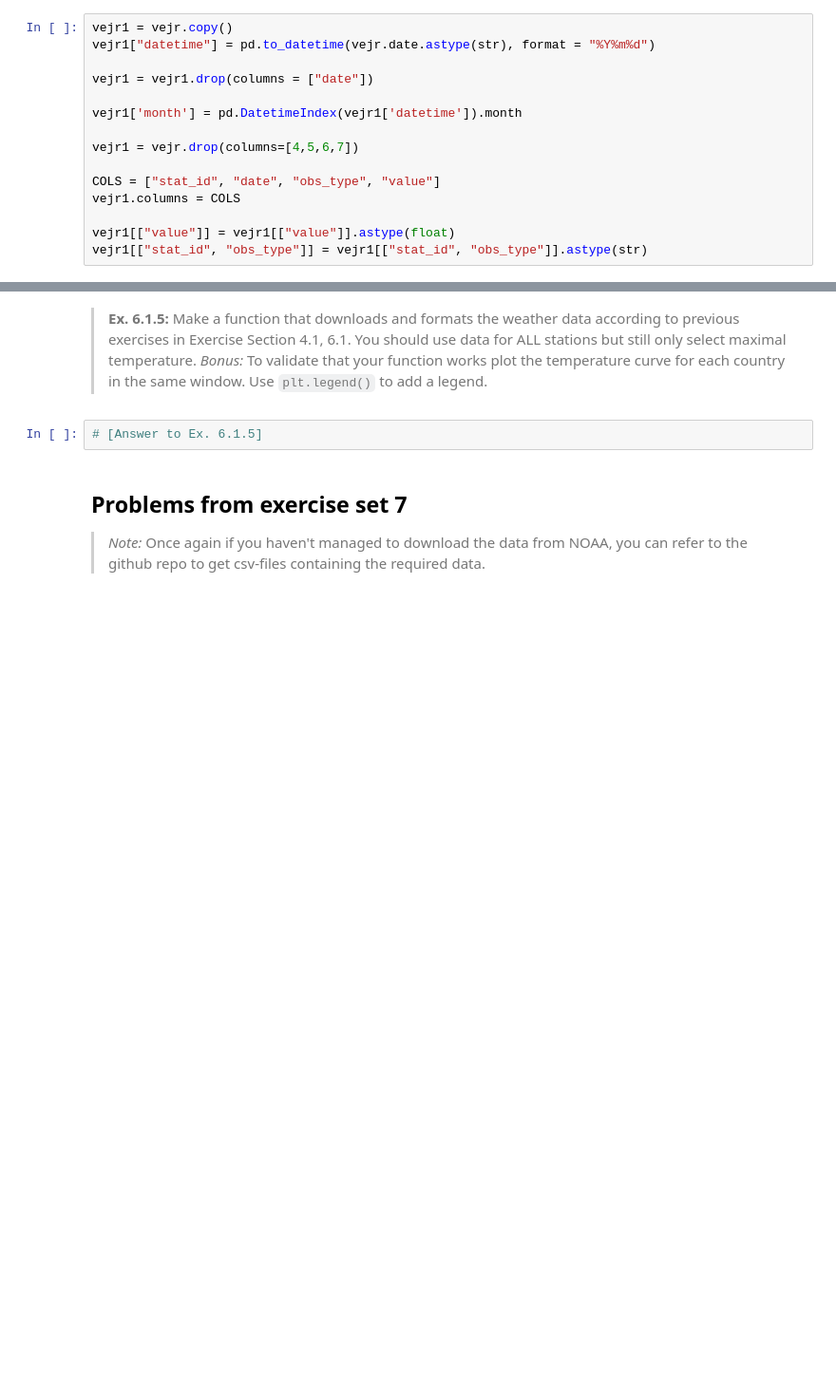
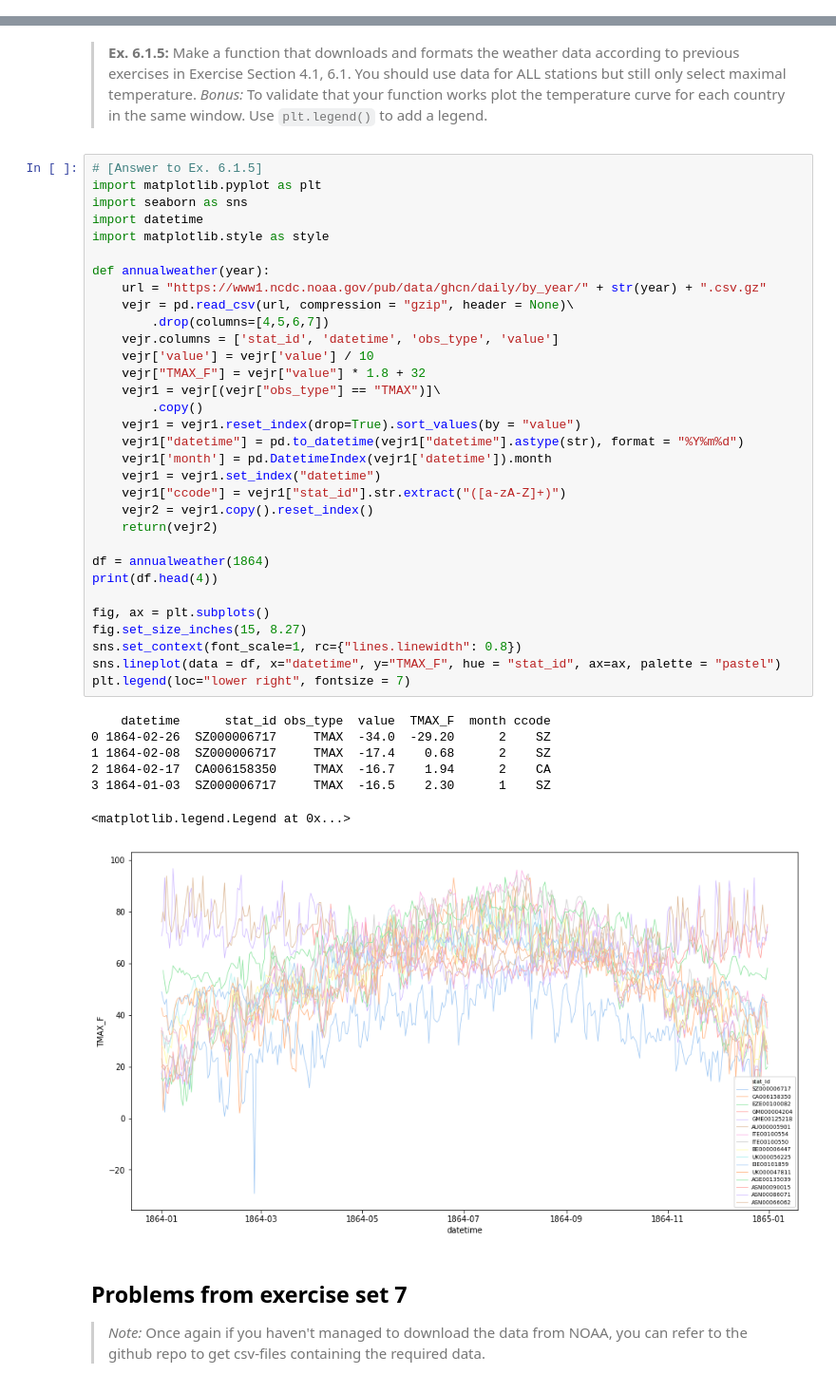
Before and after one commit to karlbindslev/sds_group29, a Jupyter notebook: material/assignments/assignment_1.ipynb, the cells around one changed output, grey strips where cells are left out. Shown at 95% size. Cells and saved outputs as stored; diff of their text form; blank space fills up the shorter version.

```diff
--- a/material/assignments/assignment_1.ipynb
+++ b/material/assignments/assignment_1.ipynb
@@ -276,15 +303,0 @@ SyntaxError: invalid syntax (<ipython-input-9-5feb33bd0012>, line 5)
-# %%
-vejr1 = vejr.copy()
-vejr1["datetime"] = pd.to_datetime(vejr.date.astype(str), format = "%Y%m%d")
-
-vejr1 = vejr1.drop(columns = ["date"])
-
-vejr1['month'] = pd.DatetimeIndex(vejr1['datetime']).month
-
-vejr1 = vejr.drop(columns=[4,5,6,7])
-
-COLS = ["stat_id", "date", "obs_type", "value"]
-vejr1.columns = COLS
-
-vejr1[["value"]] = vejr1[["value"]].astype(float)
-vejr1[["stat_id", "obs_type"]] = vejr1[["stat_id", "obs_type"]].astype(str)
@@ -291,7 +334,45 @@ vejr1[["stat_id", "obs_type"]] = vejr1[["stat_id", "obs_type"]].astype(str)
 # %% [markdown]
 > **Ex. 6.1.5:** Make a function that downloads and formats the weather data according to previous exercises in Exercise Section 4.1, 6.1. You should use data for ALL stations but still only select maximal temperature. _Bonus:_ To validate that your function works plot the temperature curve for each country in the same window. Use `plt.legend()` to add a legend.
-# %%
-# [Answer to Ex. 6.1.5]
+# %%
+# [Answer to Ex. 6.1.5]
+import matplotlib.pyplot as plt
+import seaborn as sns
+import datetime
+import matplotlib.style as style
+
+def annualweather(year):
+    url = "https://www1.ncdc.noaa.gov/pub/data/ghcn/daily/by_year/" + str(year) + ".csv.gz"
+    vejr = pd.read_csv(url, compression = "gzip", header = None)\
+        .drop(columns=[4,5,6,7])
+    vejr.columns = ['stat_id', 'datetime', 'obs_type', 'value']
+    vejr['value'] = vejr['value'] / 10
+    vejr["TMAX_F"] = vejr["value"] * 1.8 + 32
+    vejr1 = vejr[(vejr["obs_type"] == "TMAX")]\
+        .copy()
+    vejr1 = vejr1.reset_index(drop=True).sort_values(by = "value")
+    vejr1["datetime"] = pd.to_datetime(vejr1["datetime"].astype(str), format = "%Y%m%d")
+    vejr1['month'] = pd.DatetimeIndex(vejr1['datetime']).month
+    vejr1 = vejr1.set_index("datetime")
+    vejr1["ccode"] = vejr1["stat_id"].str.extract("([a-zA-Z]+)")
+    vejr2 = vejr1.copy().reset_index()
+    return(vejr2)
+
+df = annualweather(1864)
+print(df.head(4))
+
+fig, ax = plt.subplots()
+fig.set_size_inches(15, 8.27)
+sns.set_context(font_scale=1, rc={"lines.linewidth": 0.8})
+sns.lineplot(data = df, x="datetime", y="TMAX_F", hue = "stat_id", ax=ax, palette = "pastel")
+plt.legend(loc="lower right", fontsize = 7)
+# %% [output]
+    datetime      stat_id obs_type  value  TMAX_F  month ccode
+0 1864-02-26  SZ000006717     TMAX  -34.0  -29.20      2    SZ
+1 1864-02-08  SZ000006717     TMAX  -17.4    0.68      2    SZ
+2 1864-02-17  CA006158350     TMAX  -16.7    1.94      2    CA
+3 1864-01-03  SZ000006717     TMAX  -16.5    2.30      1    SZ
+<matplotlib.legend.Legend at 0x...>
+[figure, added]
 # %% [markdown]
 ## Problems from exercise set 7
 
```
Also changed, not shown: parts of 11 cells of this notebook, 1 other file.
